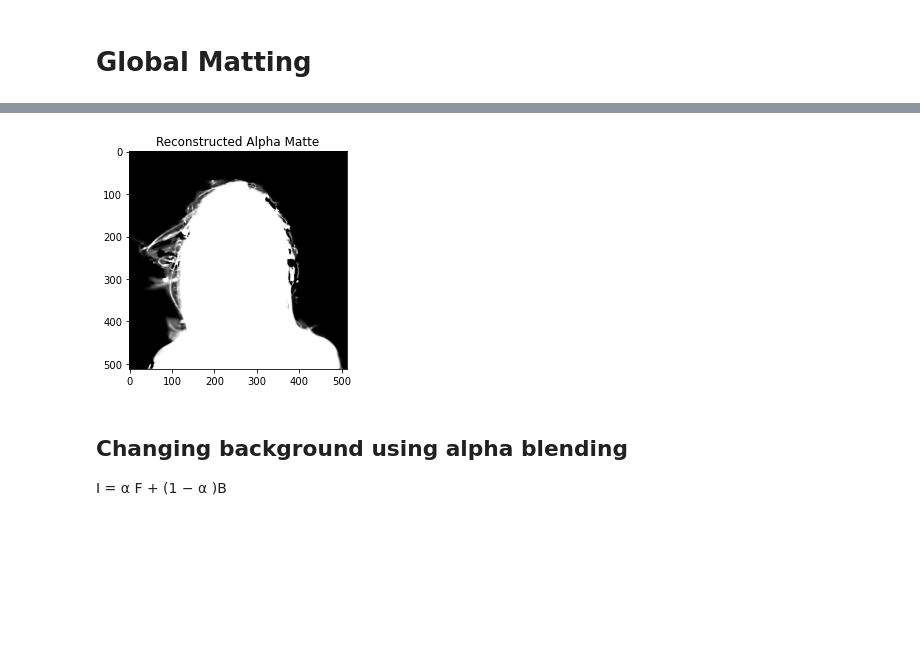
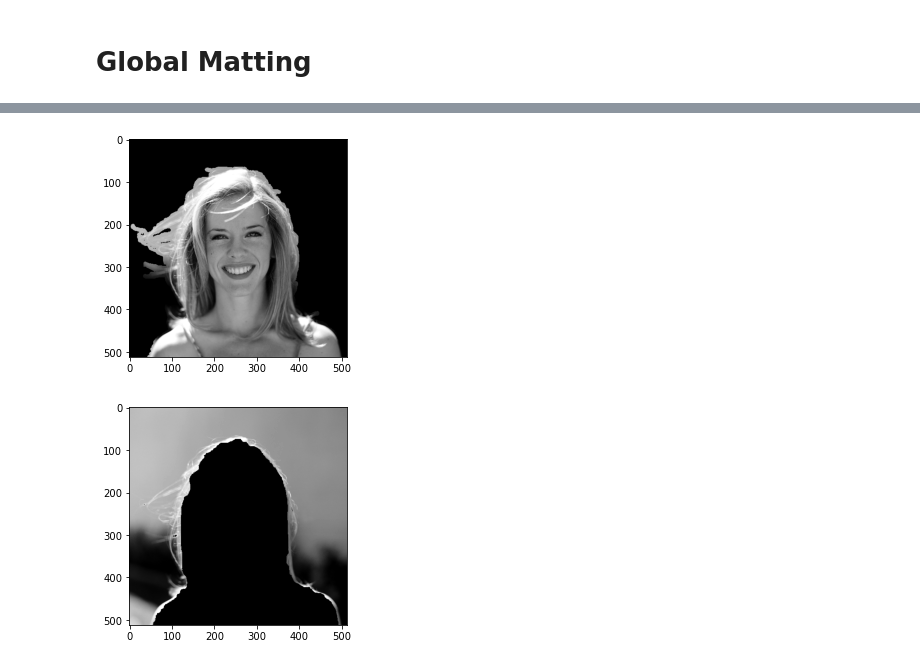
Before and after one commit to avani17101/Poisson-Matting, a Jupyter notebook: src/Global_Matting.ipynb, the cells around one changed output, grey strips where cells are left out. Drawn from its saved outputs; the diff is of its cells as text; code cells hidden in the pictures; blank space fills up the shorter version.

```diff
--- a/src/Global_Matting.ipynb
+++ b/src/Global_Matting.ipynb
@@ -156,0 +87,18 @@ b = d2y + d2x
+# %%
+F = img3_gray*(mask_fg+mask_unknown)
+B = img3_gray*(mask_bg+mask_unknown)
+
+diff = np.minimum(np.maximum(F-B,0),255)
+
+diff = ndimage.filters.gaussian_filter(diff, 0.9)
+diff = np.minimum(np.maximum(diff,0),255)
+
+plt.imshow(F,cmap='gray')
+plt.show()
+plt.imshow(B,cmap='gray')
+plt.show()
+# IF possible add a personal Gaussian filter in the next line
+# diff = cv2.GaussianBlur(diff,(5,5),cv2.BORDER_DEFAULT)
+# %% [output]
+[figure, added]
+[figure, added]
@@ -180,11 +131,0 @@ alpha_new = get_alpha_matte(Estimate_alpha, b)
-# %%
-alpha_new = np.minimum(np.maximum(alpha_new,0),1).reshape(img3_gray.shape)
-plt.gray()
-plt.imshow(alpha_new)
-plt.title("Reconstructed Alpha Matte")
-plt.show()
-# %% [output]
-[figure, removed]
-# %% [markdown]
-## Changing background using alpha blending
-I = α F + (1 − α )B
```
Also changed, not shown: parts of 22 cells of this notebook, 1 other file.
